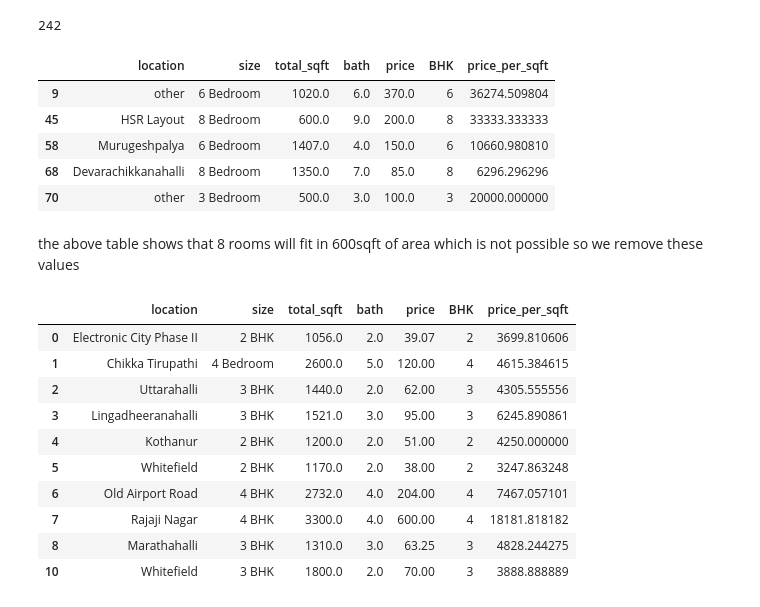
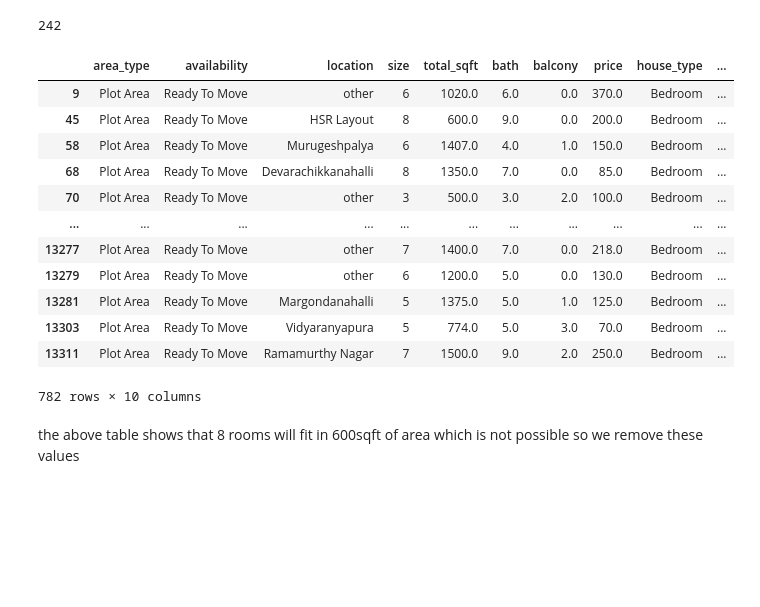
Before and after one commit to Ak27-18/Bengaluru-Housing-Price, a Jupyter notebook: Housing Price.ipynb, the cells around one changed output. Saved outputs shown, nothing was run; the diff lists cells and outputs as text; code cells hidden in the pictures; blank space fills up the shorter version.

Commit message:
data transformation

```diff
--- a/Housing Price.ipynb
+++ b/Housing Price.ipynb
@@ -254,0 +162,3 @@ Name: location, Length: 1293, dtype: int64
+# %%
+df['price_per_sqft']=df['price']*100000/df['total_sqft']
+df.head()
@@ -254,0 +178,4 @@ Name: location, Length: 1293, dtype: int64
+# %%
+df.location=df.location.apply(lambda x: x.strip())  #removes extra space
+location_stats=df.groupby('location')['location'].agg('count').sort_values(ascending=False)
+location_stats
@@ -259,35 +200,29 @@ len(location_stats[location_stats<=10])
 1052
 # %%
 locationlessthan10=location_stats[location_stats<=10]
-data1.location=data1.location.apply(lambda x: 'other' if x in locationlessthan10 else x)
-len(data1.location.unique())
+df.location=df.location.apply(lambda x: 'other' if x in locationlessthan10 else x)
+len(df.location.unique())
 # %% [output]
 242
+# %%
+df['size'] = df['size'].astype(int)
 # %%
 #finding unrealistic ratio of area to bedroom ratio
 #we consider threshold as 300 which is a typical value consider for any realestate
-data1[data1.total_sqft/data1.BHK<300].head()
+df[(df['total_sqft']/df['size'])<300]
 # %% [output]
-|  | location | size | total_sqft | bath | price | BHK | price_per_sqft |
-| 9 | other | 6 Bedroom | 1020.0 | 6.0 | 370.0 | 6 | 36274.509804 |
-| 45 | HSR Layout | 8 Bedroom | 600.0 | 9.0 | 200.0 | 8 | 33333.333333 |
-| 58 | Murugeshpalya | 6 Bedroom | 1407.0 | 4.0 | 150.0 | 6 | 10660.980810 |
-| 68 | Devarachikkanahalli | 8 Bedroom | 1350.0 | 7.0 | 85.0 | 8 | 6296.296296 |
-| 70 | other | 3 Bedroom | 500.0 | 3.0 | 100.0 | 3 | 20000.000000 |
+|  | area_type | availability | location | size | total_sqft | bath | balcony | price | house_type | ... |
+| 9 | Plot Area | Ready To Move | other | 6 | 1020.0 | 6.0 | 0.0 | 370.0 | Bedroom | ... |
+| 45 | Plot Area | Ready To Move | HSR Layout | 8 | 600.0 | 9.0 | 0.0 | 200.0 | Bedroom | ... |
+| 58 | Plot Area | Ready To Move | Murugeshpalya | 6 | 1407.0 | 4.0 | 1.0 | 150.0 | Bedroom | ... |
+| 68 | Plot Area | Ready To Move | Devarachikkanahalli | 8 | 1350.0 | 7.0 | 0.0 | 85.0 | Bedroom | ... |
+| 70 | Plot Area | Ready To Move | other | 3 | 500.0 | 3.0 | 2.0 | 100.0 | Bedroom | ... |
+| ... | ... | ... | ... | ... | ... | ... | ... | ... | ... | ... |
+| 13277 | Plot Area | Ready To Move | other | 7 | 1400.0 | 7.0 | 0.0 | 218.0 | Bedroom | ... |
+| 13279 | Plot Area | Ready To Move | other | 6 | 1200.0 | 5.0 | 0.0 | 130.0 | Bedroom | ... |
+| 13281 | Plot Area | Ready To Move | Margondanahalli | 5 | 1375.0 | 5.0 | 1.0 | 125.0 | Bedroom | ... |
+| 13303 | Plot Area | Ready To Move | Vidyaranyapura | 5 | 774.0 | 5.0 | 3.0 | 70.0 | Bedroom | ... |
+| 13311 | Plot Area | Ready To Move | Ramamurthy Nagar | 7 | 1500.0 | 9.0 | 2.0 | 250.0 | Bedroom | ... |
+782 rows × 10 columns
 # %% [markdown]
 the above table shows that 8 rooms will fit in 600sqft of area which is not possible so we remove these values
-# %%
-data2=data1[~(data1.total_sqft/data1.BHK<300)]
-data2.head(10)
-# %% [output]
-|  | location | size | total_sqft | bath | price | BHK | price_per_sqft |
-| 0 | Electronic City Phase II | 2 BHK | 1056.0 | 2.0 | 39.07 | 2 | 3699.810606 |
-| 1 | Chikka Tirupathi | 4 Bedroom | 2600.0 | 5.0 | 120.00 | 4 | 4615.384615 |
-| 2 | Uttarahalli | 3 BHK | 1440.0 | 2.0 | 62.00 | 3 | 4305.555556 |
-| 3 | Lingadheeranahalli | 3 BHK | 1521.0 | 3.0 | 95.00 | 3 | 6245.890861 |
-| 4 | Kothanur | 2 BHK | 1200.0 | 2.0 | 51.00 | 2 | 4250.000000 |
-| 5 | Whitefield | 2 BHK | 1170.0 | 2.0 | 38.00 | 2 | 3247.863248 |
-| 6 | Old Airport Road | 4 BHK | 2732.0 | 4.0 | 204.00 | 4 | 7467.057101 |
-| 7 | Rajaji Nagar | 4 BHK | 3300.0 | 4.0 | 600.00 | 4 | 18181.818182 |
-| 8 | Marathahalli | 3 BHK | 1310.0 | 3.0 | 63.25 | 3 | 4828.244275 |
-| 10 | Whitefield | 3 BHK | 1800.0 | 2.0 | 70.00 | 3 | 3888.888889 |
```
Also changed, not shown: parts of 107 cells of this notebook.
